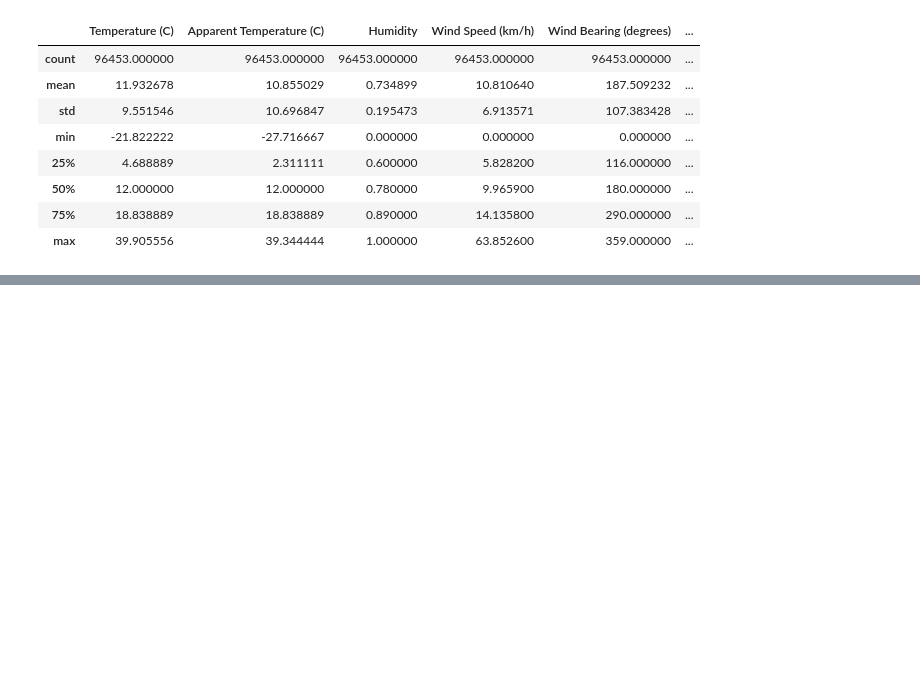
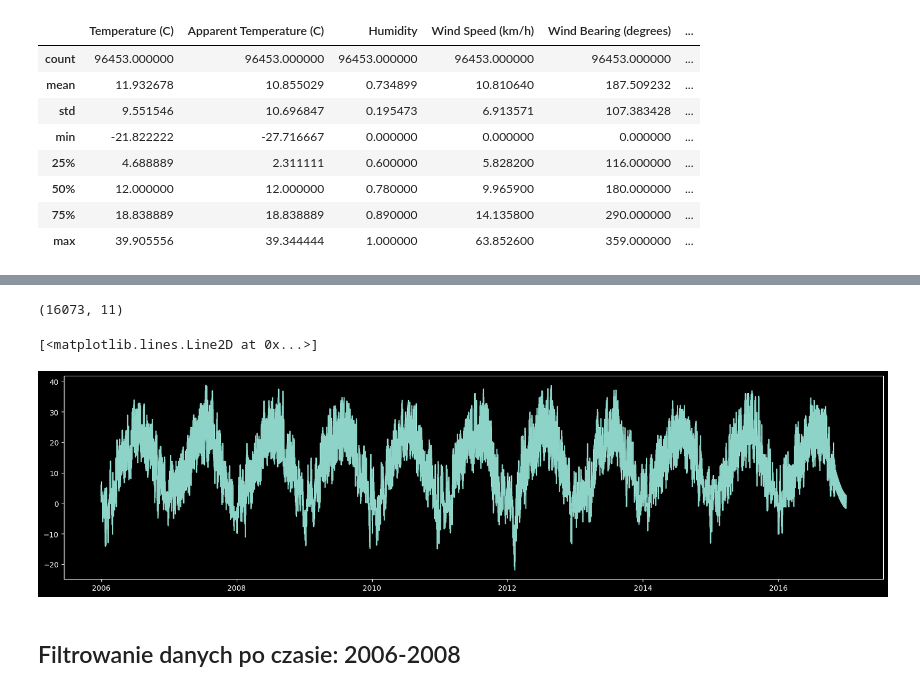
Before and after one commit to paltdariusz/pgm_project, a Jupyter notebook: EDA/data_preprocessing.ipynb, the cells around one changed output, grey strips where cells are left out. Saved outputs shown, nothing was run; the diff lists cells and outputs as text; code cells hidden in the pictures; blank space fills up the shorter version.

```diff
--- a/EDA/data_preprocessing.ipynb
+++ b/EDA/data_preprocessing.ipynb
@@ -67,0 +103,3 @@ plt.show()
+# %%
+sampled_df = raw_df.resample('6H').first()
+sampled_df.head()
@@ -67,0 +114,12 @@ plt.show()
+# %%
+sampled_df.shape
+# %% [output]
+(16073, 11)
+# %%
+plt.figure(figsize=(20, 5))
+plt.plot(sampled_df.index.values, sampled_df['Temperature (C)'].values)
+# %% [output]
+[<matplotlib.lines.Line2D at 0x...>]
+[figure, added]
+# %% [markdown]
+## Filtrowanie danych po czasie: 2006-2008
```
Also changed, not shown: parts of 17 cells of this notebook, 3 other files.
